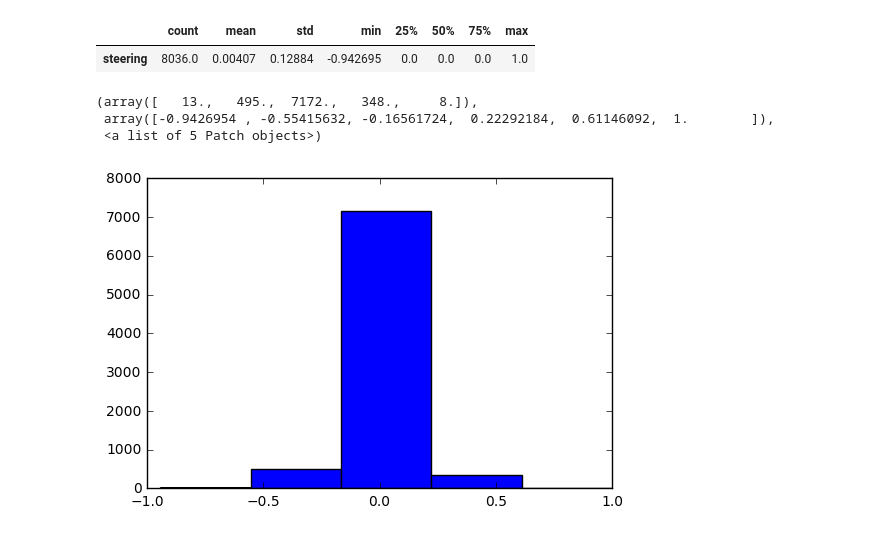
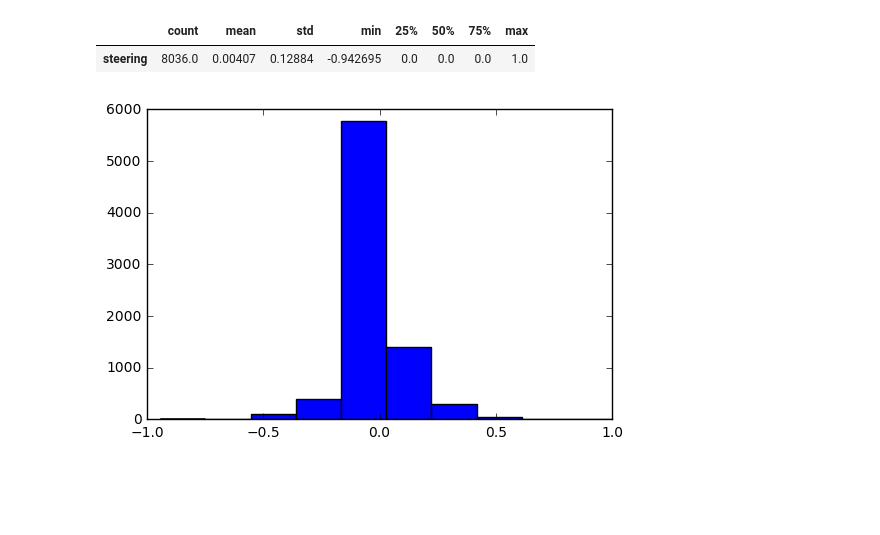
Before and after one commit to vfcosta/CarND-Behavioral-Cloning, a Jupyter notebook: exploration.ipynb, the cells around one changed output. Drawn from its saved outputs; the diff is of its cells as text; code cells hidden in the pictures; blank space fills up the shorter version.

```diff
--- a/exploration.ipynb
+++ b/exploration.ipynb
@@ -25,9 +29,6 @@ driving_log.describe().transpose()
 |  | count | mean | std | min | 25% | 50% | 75% | max |
 | steering | 8036.0 | 0.00407 | 0.12884 | -0.942695 | 0.0 | 0.0 | 0.0 | 1.0 |
 # %%
-plt.hist(driving_log['steering'],bins = 5)
+plt.hist(driving_log['steering'], bins = 10);
 # %% [output]
-(array([   13.,   495.,  7172.,   348.,     8.]),
- array([-0.9426954 , -0.55415632, -0.16561724,  0.22292184,  0.61146092,  1.        ]),
- <a list of 5 Patch objects>)
-[figure, old version]
+[figure, new version]
```
Also changed, not shown: parts of 4 cells of this notebook, 2 other files.
